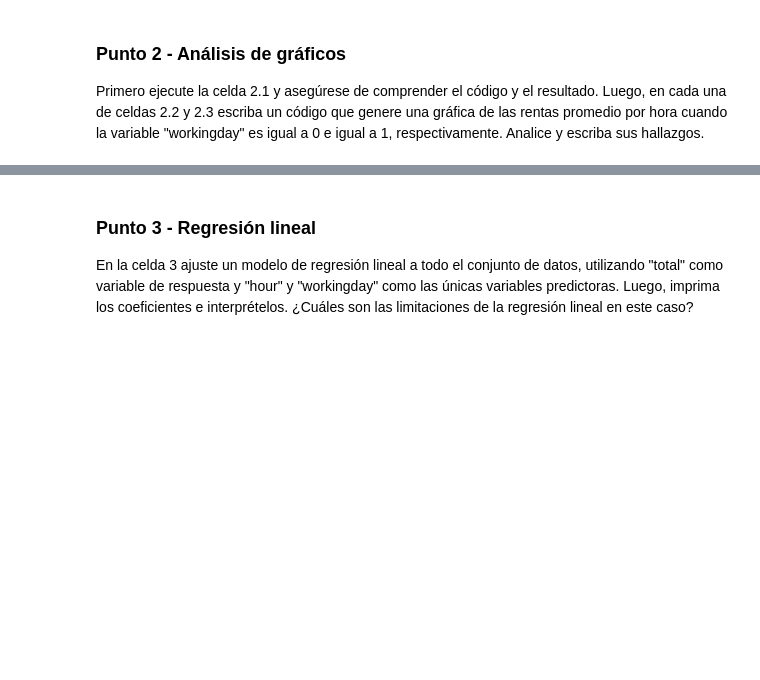
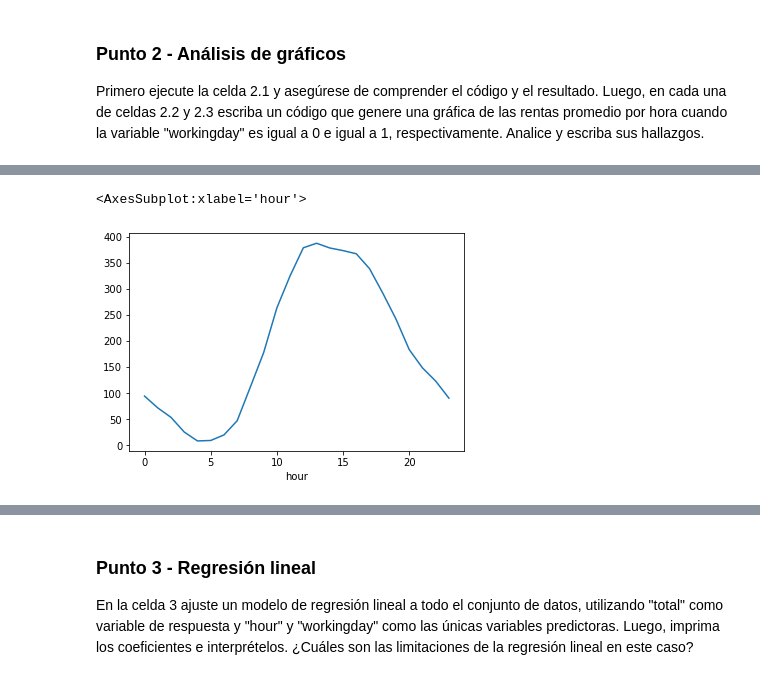
Before and after one commit to wdazad/MIAD_ML_and_NLP, a Jupyter notebook: Semana 1/S1TC1_arboles_ensamblajes.ipynb, the cells around one changed output, grey strips where cells are left out. Saved outputs shown, nothing was run; the diff lists cells and outputs as text; code cells hidden in the pictures; blank space fills up the shorter version.

```diff
--- a/Semana 1/S1TC1_arboles_ensamblajes.ipynb
+++ b/Semana 1/S1TC1_arboles_ensamblajes.ipynb
@@ -81,2 +107,6 @@ bikes.groupby('hour').total.mean().plot()
 # %%
 # Celda 2.2 - "workingday"=0 escriba su código y hallazgos
+bikes[bikes.workingday == 0].groupby('hour').total.mean().plot()
+# %% [output]
+<AxesSubplot:xlabel='hour'>
+[figure, added]
```
Also changed, not shown: parts of 29 cells of this notebook.
